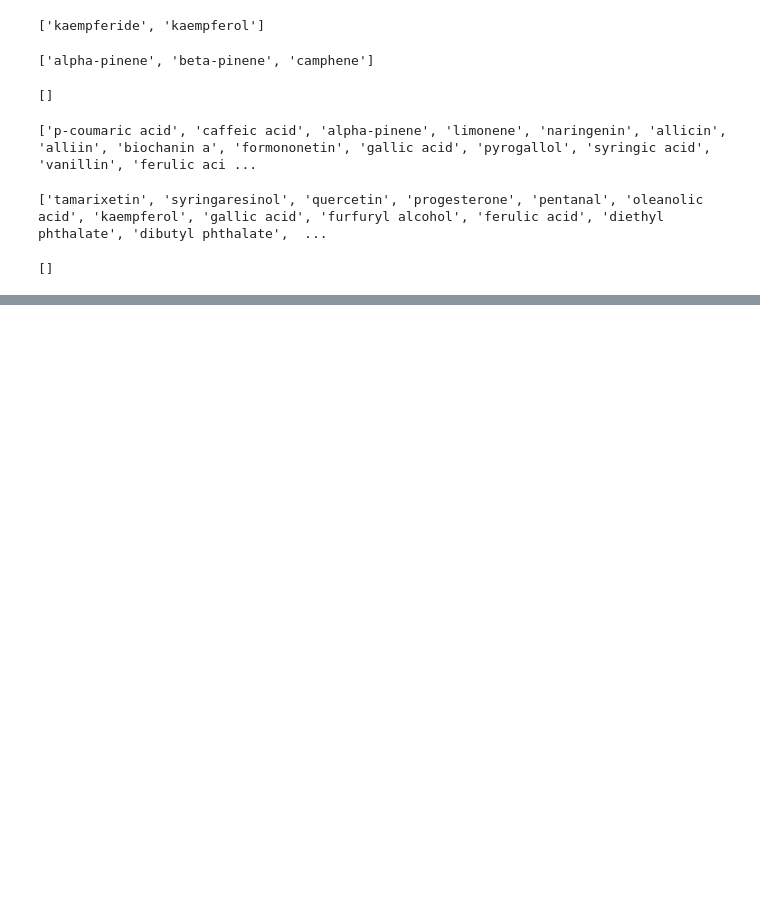
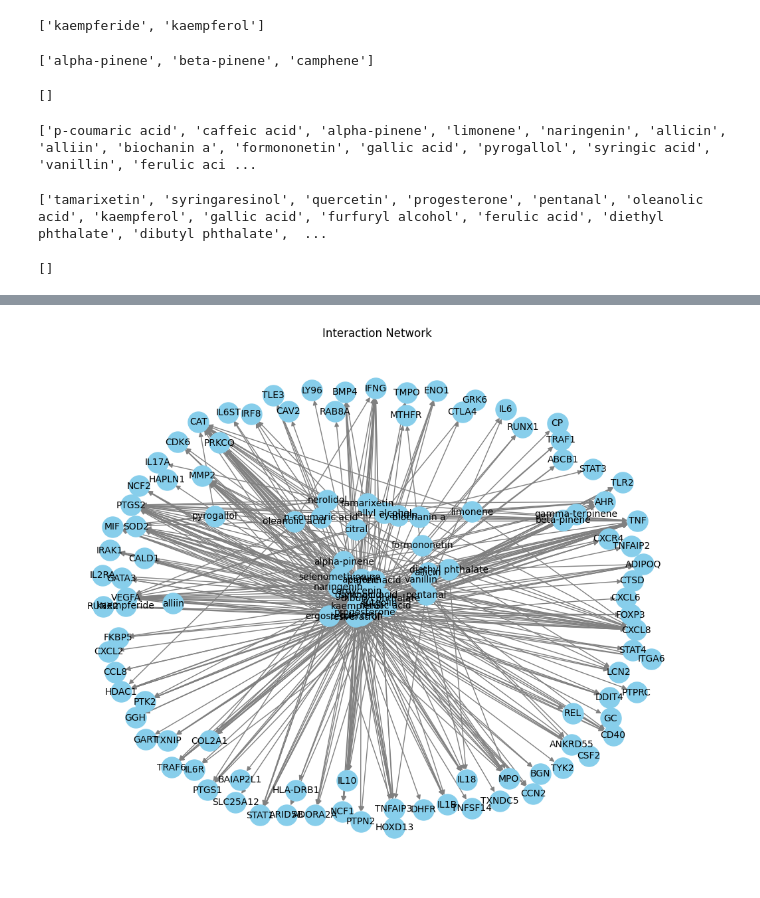
Before and after one commit to andrewjonathanbs/NetworkPharmacology-ParemRematik, a Jupyter notebook: Network_Pharmacology_of_Param_Rematik.ipynb, the cells around one changed output, grey strips where cells are left out. Cells and saved outputs as stored; diff of their text form; code cells hidden in the pictures; blank space fills up the shorter version.

```diff
--- a/Network_Pharmacology_of_Param_Rematik.ipynb
+++ b/Network_Pharmacology_of_Param_Rematik.ipynb
@@ -642,5 +642,3 @@ print(real_c2)
 print(real_p2)
 # %% [output]
 []
-# %%
-df = pd.read_csv()
@@ -646,0 +820,4 @@ df = pd.read_csv()
+# %%
+# Fix the column by removing the '_red' part
+result_df['File Name'] = result_df['File Name'].str.replace('_gene', '')
+result_df.head()
@@ -646,0 +859,2 @@ df = pd.read_csv()
+# %%
+df_net = result_df[['Target Gene Symbol', 'File Name']]
@@ -646,0 +870,20 @@ df = pd.read_csv()
+# %%
+import pandas as pd
+import networkx as nx
+import matplotlib.pyplot as plt
+
+# Create a directed graph
+G = nx.DiGraph()
+
+# Add edges from 'target' to 'chemical'
+for _, row in df_net.iterrows():
+    G.add_edge(row['File Name'], row['Target Gene Symbol'])
+
+# Draw the network
+plt.figure(figsize=(10, 8))
+pos = nx.spring_layout(G)  # Position nodes using the Fruchterman-Reingold force-directed algorithm
+nx.draw(G, pos, with_labels=True, node_size=500, node_color='skyblue', font_size=10, edge_color='gray', arrows=True)
+plt.title('Interaction Network')
+plt.show()
+# %% [output]
+[figure, added]
```
Also changed, not shown: parts of 15 cells of this notebook.
